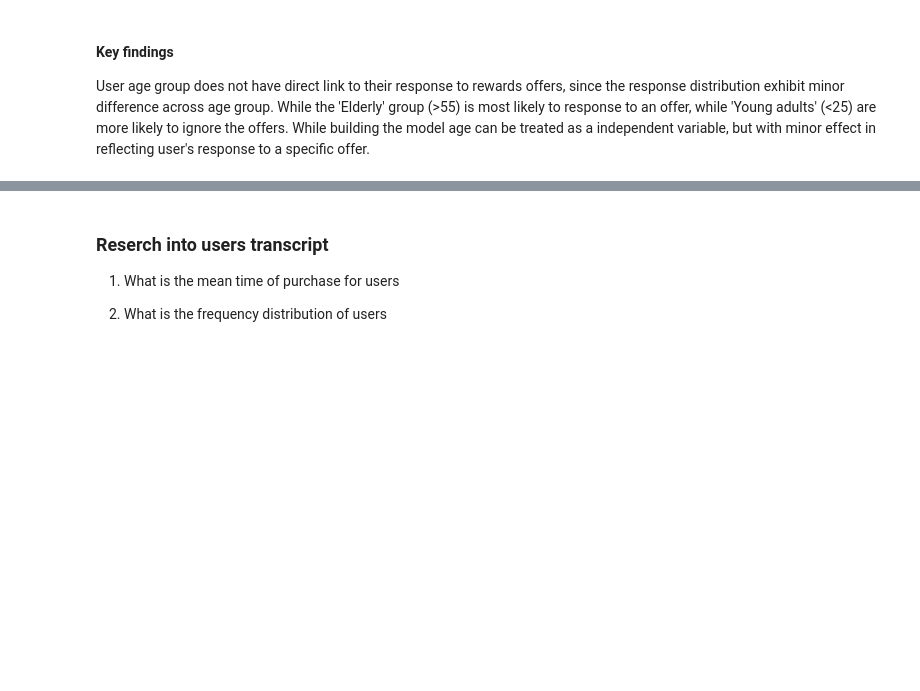
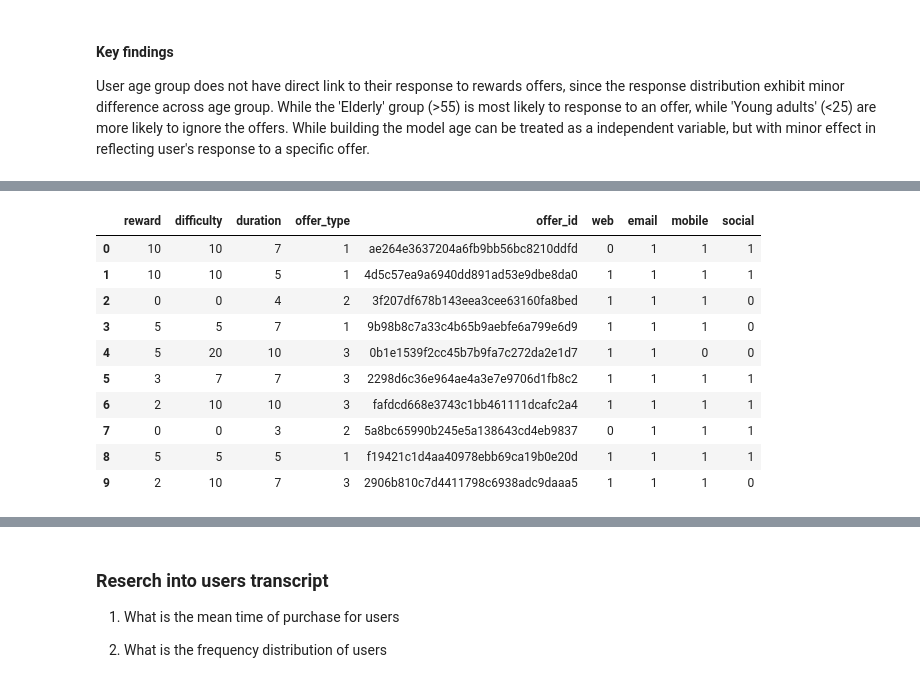
Before and after one commit to ZhuqingZhang0422/Starbucks-Capstone-Project, a Jupyter notebook: Starbucks_Capstone_notebook.ipynb, the cells around one changed output, grey strips where cells are left out. Cells and saved outputs as stored; diff of their text form; code cells hidden in the pictures; blank space fills up the shorter version.

```diff
--- a/Starbucks_Capstone_notebook.ipynb
+++ b/Starbucks_Capstone_notebook.ipynb
@@ -528,3 +554,17 @@ a = plt.barh(ypos,promo_count,color = current_palette)
+# %%
+portfolio.head(10)
+# %% [output]
+|  | reward | difficulty | duration | offer_type | offer_id | web | email | mobile | social |
+| 0 | 10 | 10 | 7 | 1 | ae264e3637204a6fb9bb56bc8210ddfd | 0 | 1 | 1 | 1 |
+| 1 | 10 | 10 | 5 | 1 | 4d5c57ea9a6940dd891ad53e9dbe8da0 | 1 | 1 | 1 | 1 |
+| 2 | 0 | 0 | 4 | 2 | 3f207df678b143eea3cee63160fa8bed | 1 | 1 | 1 | 0 |
+| 3 | 5 | 5 | 7 | 1 | 9b98b8c7a33c4b65b9aebfe6a799e6d9 | 1 | 1 | 1 | 0 |
+| 4 | 5 | 20 | 10 | 3 | 0b1e1539f2cc45b7b9fa7c272da2e1d7 | 1 | 1 | 0 | 0 |
+| 5 | 3 | 7 | 7 | 3 | 2298d6c36e964ae4a3e7e9706d1fb8c2 | 1 | 1 | 1 | 1 |
+| 6 | 2 | 10 | 10 | 3 | fafdcd668e3743c1bb461111dcafc2a4 | 1 | 1 | 1 | 1 |
+| 7 | 0 | 0 | 3 | 2 | 5a8bc65990b245e5a138643cd4eb9837 | 0 | 1 | 1 | 1 |
+| 8 | 5 | 5 | 5 | 1 | f19421c1d4aa40978ebb69ca19b0e20d | 1 | 1 | 1 | 1 |
+| 9 | 2 | 10 | 7 | 3 | 2906b810c7d4411798c6938adc9daaa5 | 1 | 1 | 1 | 0 |
 # %%
 study.head()
 # %% [output]
```
Also changed, not shown: parts of 14 cells of this notebook.
